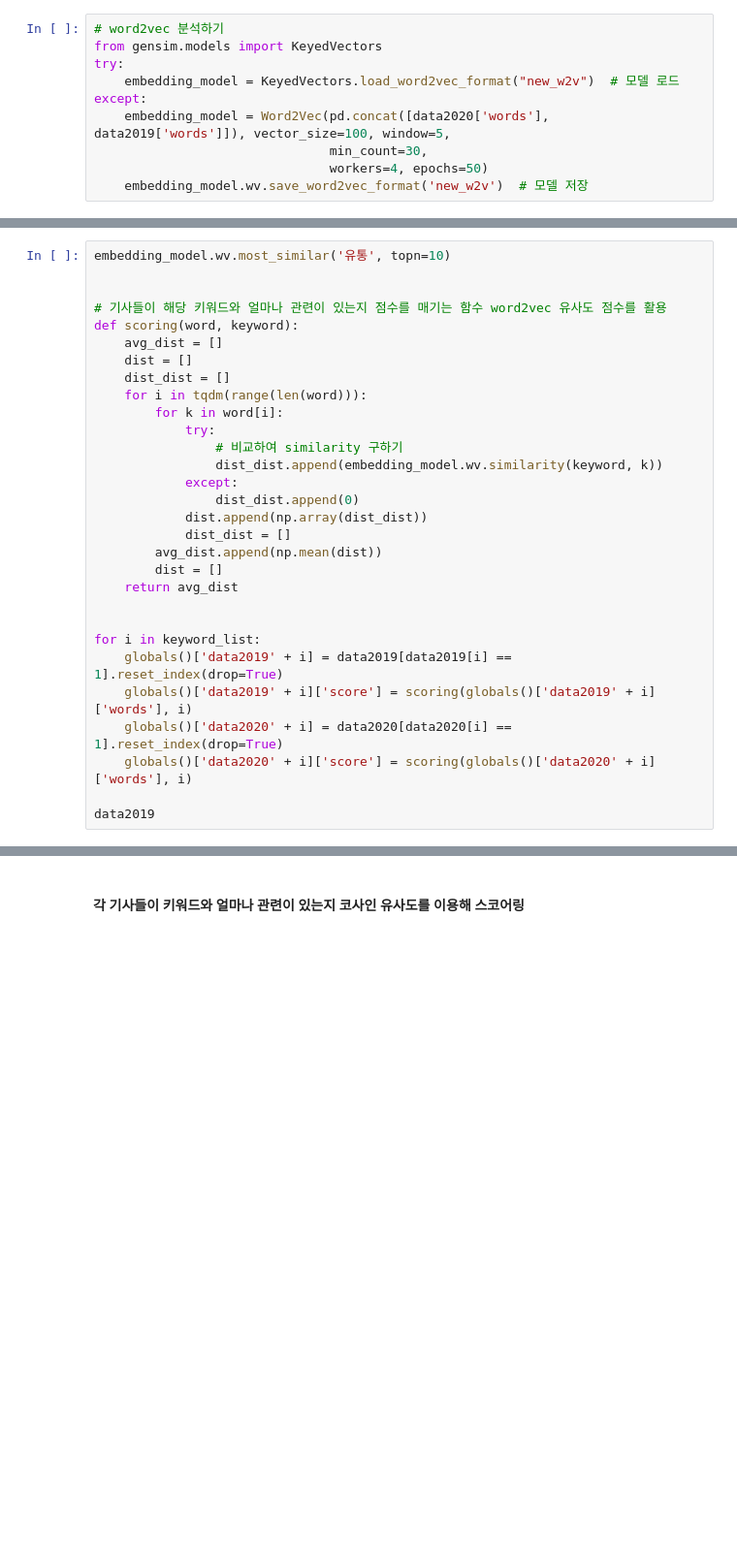
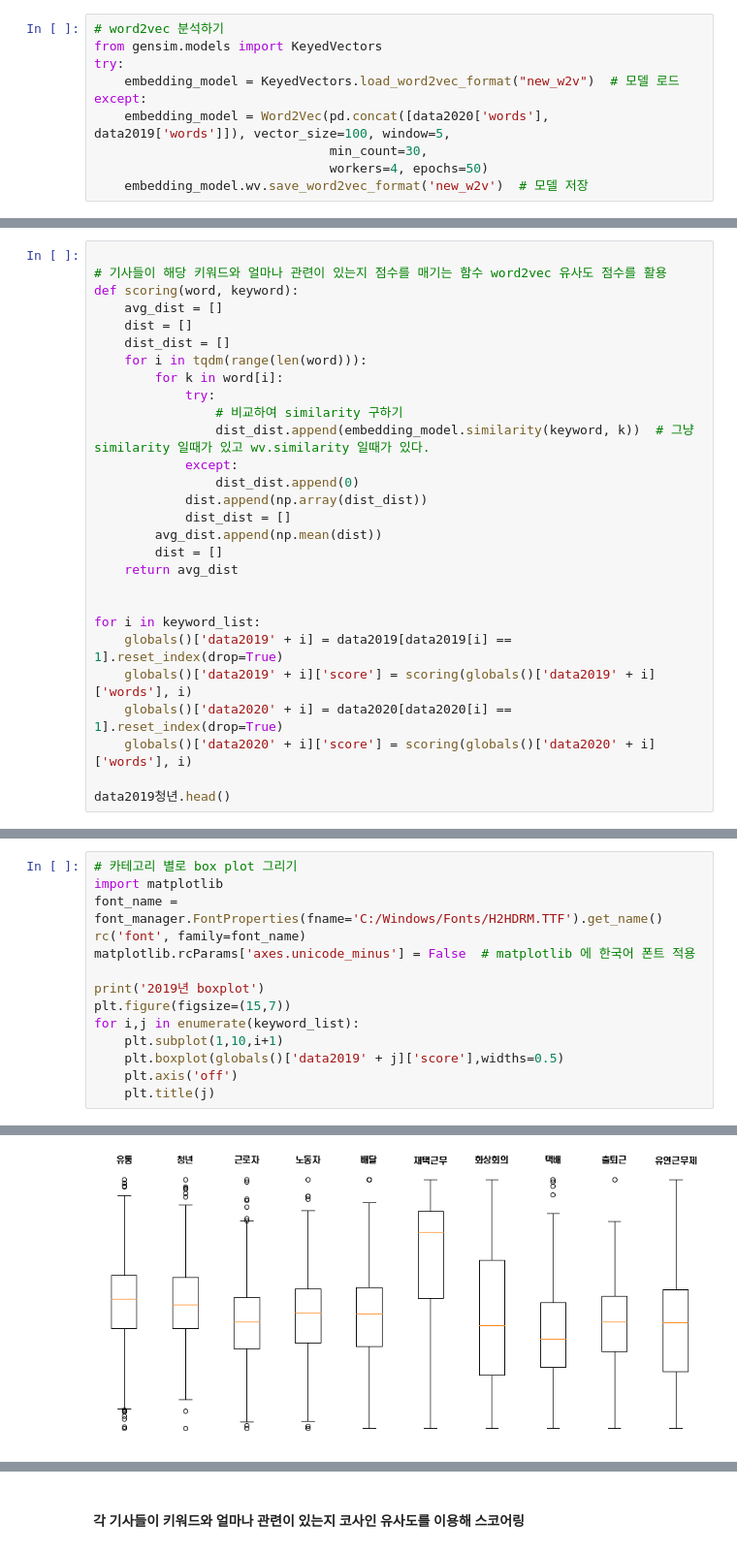
Before and after one commit to kyunleader/2020-, a Jupyter notebook: main_jupyter.ipynb, the cells around one changed output, grey strips where cells are left out. Shown: that part at 97% size. Saved outputs shown, nothing was run; the diff lists cells and outputs as text; blank space fills up the shorter version.

```diff
--- a/main_jupyter.ipynb
+++ b/main_jupyter.ipynb
@@ -145,6 +136,4 @@ Name: words, Length: 63661, dtype: object
 # %%
-embedding_model.wv.most_similar('유통', topn=10)
-
 
 # 기사들이 해당 키워드와 얼마나 관련이 있는지 점수를 매기는 함수 word2vec 유사도 점수를 활용
 def scoring(word, keyword):
@@ -155,7 +144,7 @@ def scoring(word, keyword):
         for k in word[i]:
             try:
                 # 비교하여 similarity 구하기
-                dist_dist.append(embedding_model.wv.similarity(keyword, k))
+                dist_dist.append(embedding_model.similarity(keyword, k))  # 그냥 similarity 일때가 있고 wv.similarity 일때가 있다.
             except:
                 dist_dist.append(0)
             dist.append(np.array(dist_dist))
@@ -171,4 +160,4 @@ for i in keyword_list:
     globals()['data2020' + i] = data2020[data2020[i] == 1].reset_index(drop=True)
     globals()['data2020' + i]['score'] = scoring(globals()['data2020' + i]['words'], i)
 
-data2019
+data2019청년.head()
@@ -174,0 +171,15 @@ data2019
+# %%
+# 카테고리 별로 box plot 그리기
+import matplotlib
+font_name = font_manager.FontProperties(fname='C:/Windows/Fonts/H2HDRM.TTF').get_name()
+rc('font', family=font_name)
+matplotlib.rcParams['axes.unicode_minus'] = False  # matplotlib 에 한국어 폰트 적용
+
+print('2019년 boxplot')
+plt.figure(figsize=(15,7))
+for i,j in enumerate(keyword_list):
+    plt.subplot(1,10,i+1)
+    plt.boxplot(globals()['data2019' + j]['score'],widths=0.5)
+    plt.axis('off')
+    plt.title(j)
+# %% [output]
@@ -174,0 +187 @@ data2019
+[figure, added]
```
Also changed, not shown: parts of 7 cells of this notebook, 1 other file.
